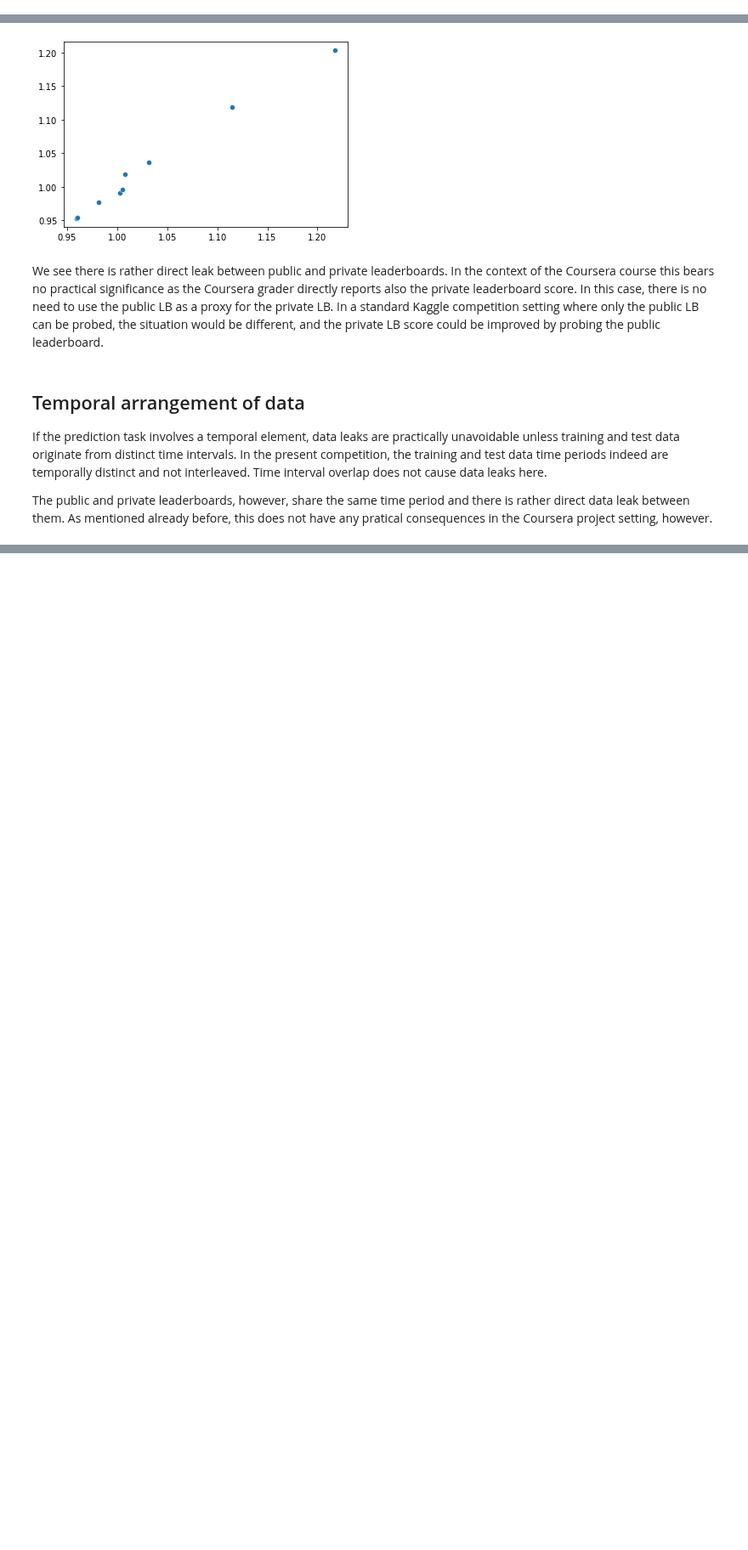
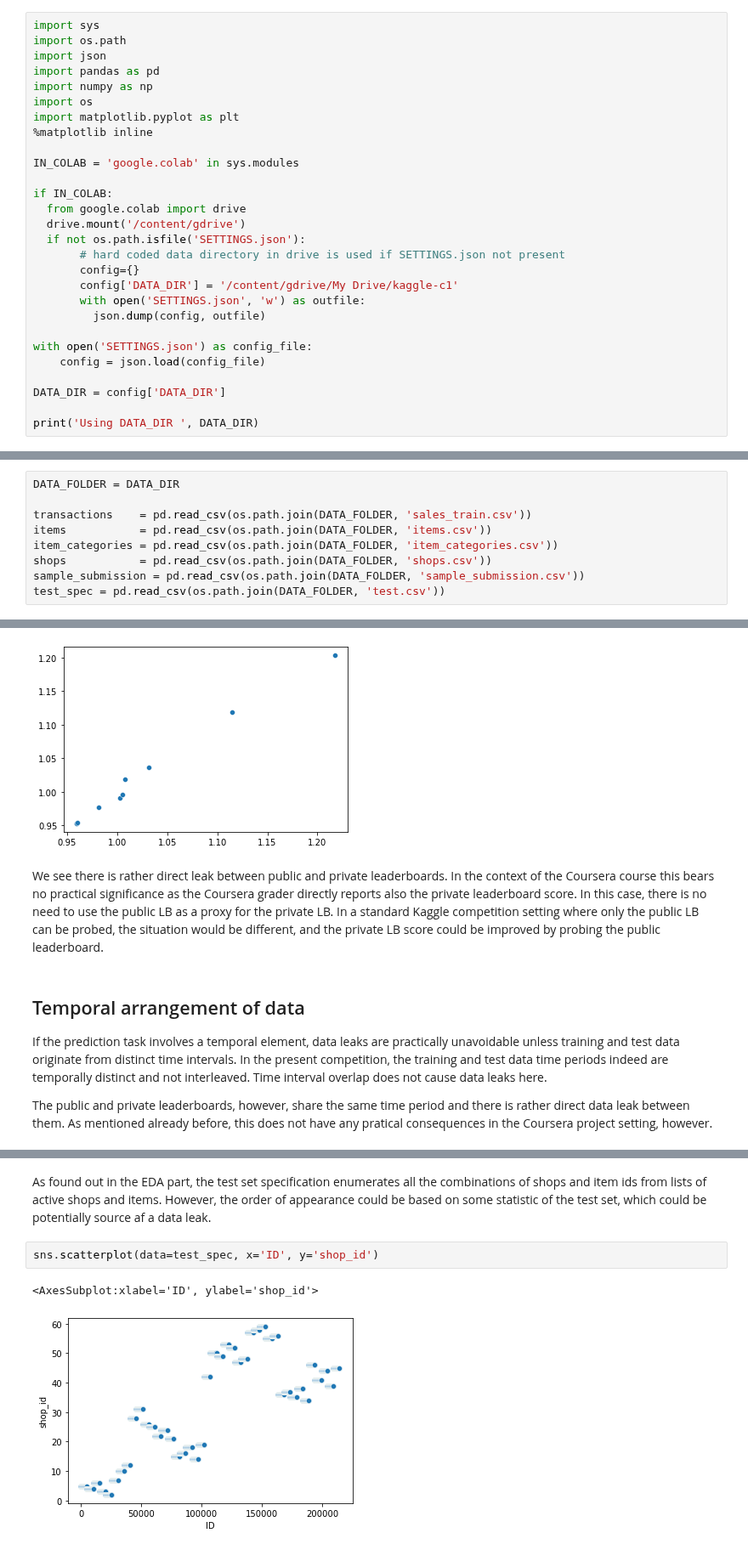
Before and after one commit to vvivvi/kaggle-final-project, a Jupyter notebook: Data_leak_analysis.ipynb, the cells around one changed output, grey strips where cells are left out. Shown at 85% size. Saved outputs shown, nothing was run; the diff lists cells and outputs as text; blank space fills up the shorter version.

```diff
--- a/Data_leak_analysis.ipynb
+++ b/Data_leak_analysis.ipynb
@@ -0,0 +1,28 @@
+# %%
+import sys
+import os.path
+import json
+import pandas as pd
+import numpy as np
+import os
+import matplotlib.pyplot as plt
+%matplotlib inline
+
+IN_COLAB = 'google.colab' in sys.modules
+
+if IN_COLAB:
+  from google.colab import drive
+  drive.mount('/content/gdrive')
+  if not os.path.isfile('SETTINGS.json'):
+       # hard coded data directory in drive is used if SETTINGS.json not present
+       config={}
+       config['DATA_DIR'] = '/content/gdrive/My Drive/kaggle-c1'
+       with open('SETTINGS.json', 'w') as outfile:
+         json.dump(config, outfile)
+
+with open('SETTINGS.json') as config_file:
+    config = json.load(config_file)
+
+DATA_DIR = config['DATA_DIR']
+
+print('Using DATA_DIR ', DATA_DIR)
@@ -1,3 +35,12 @@
+# %%
+DATA_FOLDER = DATA_DIR
+
+transactions    = pd.read_csv(os.path.join(DATA_FOLDER, 'sales_train.csv'))
+items           = pd.read_csv(os.path.join(DATA_FOLDER, 'items.csv'))
+item_categories = pd.read_csv(os.path.join(DATA_FOLDER, 'item_categories.csv'))
+shops           = pd.read_csv(os.path.join(DATA_FOLDER, 'shops.csv'))
+sample_submission = pd.read_csv(os.path.join(DATA_FOLDER, 'sample_submission.csv'))
+test_spec = pd.read_csv(os.path.join(DATA_FOLDER, 'test.csv'))
 # %% [markdown]
 # Data leak analysis
 
@@ -77,0 +144,7 @@ could have been determined on the basis of the target variable values in the tes
+# %% [markdown]
+As found out in the EDA part, the test set specification enumerates all the combinations of shops and item ids from lists of active shops and items. However, the order of appearance could be based on some statistic of the test set, which could be potentially source af a data leak.
+# %%
+sns.scatterplot(data=test_spec, x='ID', y='shop_id')
+# %% [output]
+<AxesSubplot:xlabel='ID', ylabel='shop_id'>
+[figure, added]
```
Also changed, not shown: parts of 11 cells of this notebook.
